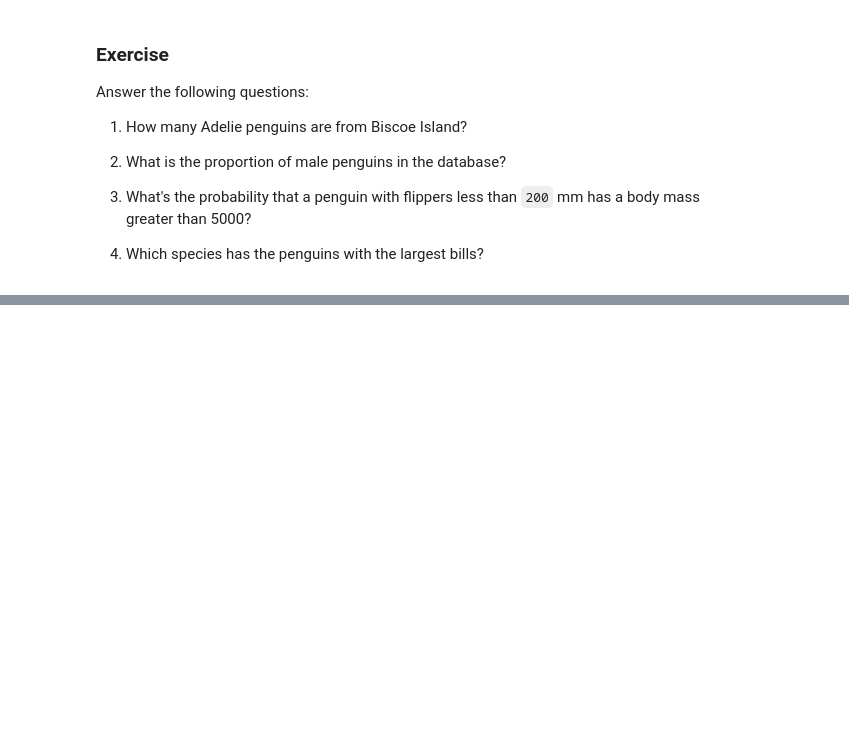
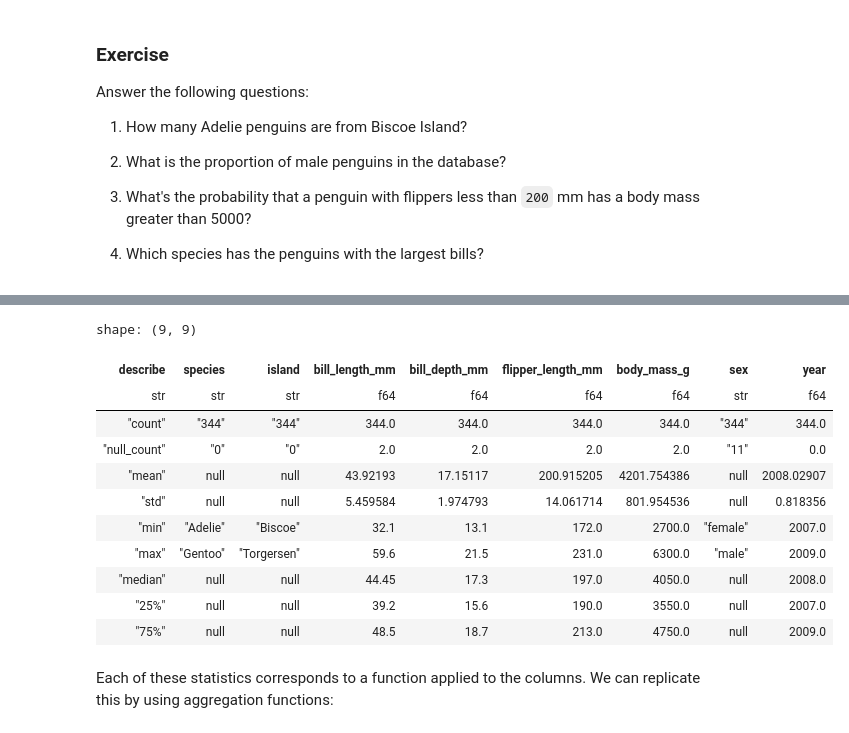
Before and after one commit to RodrigoZepeda/polars_tutorial, a Jupyter notebook: basic_polars.ipynb, the cells around one changed output, grey strips where cells are left out. Saved outputs shown, nothing was run; the diff lists cells and outputs as text; code cells hidden in the pictures; blank space fills up the shorter version.

```diff
--- a/basic_polars.ipynb
+++ b/basic_polars.ipynb
@@ -531,0 +805,17 @@ Answer the following questions:
+# %%
+penguins.describe()
+# %% [output]
+shape: (9, 9)
+| describe | species | island | bill_length_mm | bill_depth_mm | flipper_length_mm | body_mass_g | sex | year |
+| str | str | str | f64 | f64 | f64 | f64 | str | f64 |
+| "count" | "344" | "344" | 344.0 | 344.0 | 344.0 | 344.0 | "344" | 344.0 |
+| "null_count" | "0" | "0" | 2.0 | 2.0 | 2.0 | 2.0 | "11" | 0.0 |
+| "mean" | null | null | 43.92193 | 17.15117 | 200.915205 | 4201.754386 | null | 2008.02907 |
+| "std" | null | null | 5.459584 | 1.974793 | 14.061714 | 801.954536 | null | 0.818356 |
+| "min" | "Adelie" | "Biscoe" | 32.1 | 13.1 | 172.0 | 2700.0 | "female" | 2007.0 |
+| "max" | "Gentoo" | "Torgersen" | 59.6 | 21.5 | 231.0 | 6300.0 | "male" | 2009.0 |
+| "median" | null | null | 44.45 | 17.3 | 197.0 | 4050.0 | null | 2008.0 |
+| "25%" | null | null | 39.2 | 15.6 | 190.0 | 3550.0 | null | 2007.0 |
+| "75%" | null | null | 48.5 | 18.7 | 213.0 | 4750.0 | null | 2009.0 |
+# %% [markdown]
+Each of these statistics corresponds to a function applied to the columns. We can replicate this by using aggregation functions:
```
Also changed, not shown: parts of 79 cells of this notebook, 10 other files.
